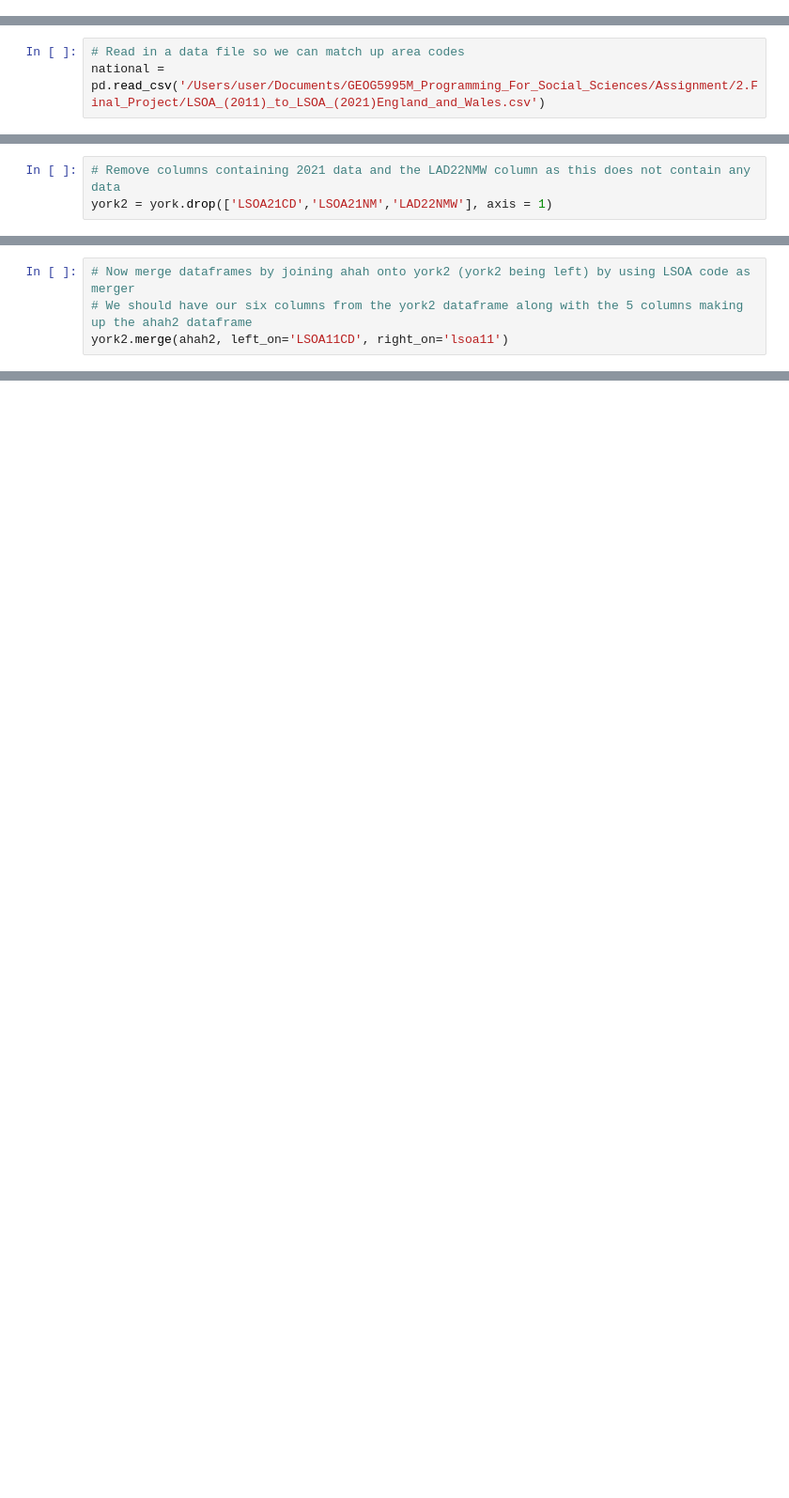
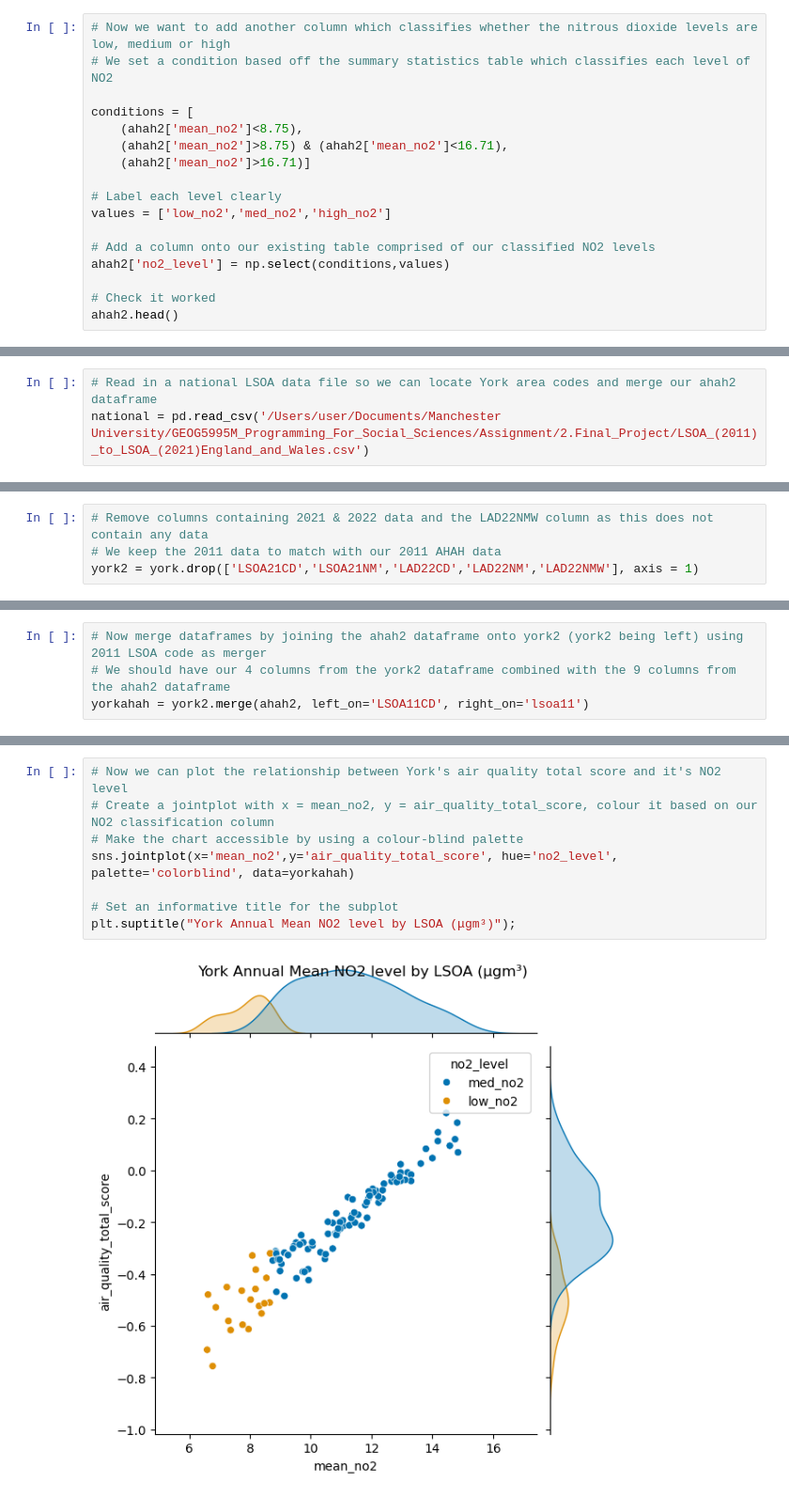
Before and after one commit to FionaJenHallam/FH-GEOG5995M-Final-Project, a Jupyter notebook: FH_GEOG5995m_Final_Project.ipynb, the cells around one changed output, grey strips where cells are left out. Shown at 94% size. Drawn from its saved outputs; the diff is of its cells as text; blank space fills up the shorter version.

```diff
--- a/FH_GEOG5995m_Final_Project.ipynb
+++ b/FH_GEOG5995m_Final_Project.ipynb
@@ -76,0 +149,17 @@ memory usage: 1.6+ MB
+# %%
+# Now we want to add another column which classifies whether the nitrous dioxide levels are low, medium or high
+# We set a condition based off the summary statistics table which classifies each level of NO2
+
+conditions = [
+    (ahah2['mean_no2']<8.75),
+    (ahah2['mean_no2']>8.75) & (ahah2['mean_no2']<16.71),
+    (ahah2['mean_no2']>16.71)]
+
+# Label each level clearly
+values = ['low_no2','med_no2','high_no2']
+
+# Add a column onto our existing table comprised of our classified NO2 levels
+ahah2['no2_level'] = np.select(conditions,values)
+
+# Check it worked
+ahah2.head()
@@ -77,4 +173,4 @@ memory usage: 1.6+ MB
 # %%
-# Read in a data file so we can match up area codes
-national = pd.read_csv('/Users/user/Documents/GEOG5995M_Programming_For_Social_Sciences/Assignment/2.Final_Project/LSOA_(2011)_to_LSOA_(2021)England_and_Wales.csv')
+# Read in a national LSOA data file so we can locate York area codes and merge our ahah2 dataframe
+national = pd.read_csv('/Users/user/Documents/Manchester University/GEOG5995M_Programming_For_Social_Sciences/Assignment/2.Final_Project/LSOA_(2011)_to_LSOA_(2021)England_and_Wales.csv')
 # %%
@@ -131,6 +237,7 @@ Data columns (total 9 columns):
 dtypes: int64(1), object(8)
 memory usage: 9.5+ KB
 # %%
-# Remove columns containing 2021 data and the LAD22NMW column as this does not contain any data
-york2 = york.drop(['LSOA21CD','LSOA21NM','LAD22NMW'], axis = 1)
+# Remove columns containing 2021 & 2022 data and the LAD22NMW column as this does not contain any data
+# We keep the 2011 data to match with our 2011 AHAH data
+york2 = york.drop(['LSOA21CD','LSOA21NM','LAD22CD','LAD22NM','LAD22NMW'], axis = 1)
 # %%
@@ -153,4 +258,4 @@ memory usage: 6.6+ KB
 # %%
-# Now merge dataframes by joining ahah onto york2 (york2 being left) by using LSOA code as merger
-# We should have our six columns from the york2 dataframe along with the 5 columns making up the ahah2 dataframe
-york2.merge(ahah2, left_on='LSOA11CD', right_on='lsoa11')
+# Now merge dataframes by joining the ahah2 dataframe onto york2 (york2 being left) using 2011 LSOA code as merger
+# We should have our 4 columns from the york2 dataframe combined with the 9 columns from the ahah2 dataframe
+yorkahah = york2.merge(ahah2, left_on='LSOA11CD', right_on='lsoa11')
@@ -185,0 +286,10 @@ memory usage: 15.1+ KB
+# %%
+# Now we can plot the relationship between York's air quality total score and it's NO2 level
+# Create a jointplot with x = mean_no2, y = air_quality_total_score, colour it based on our NO2 classification column
+# Make the chart accessible by using a colour-blind palette
+sns.jointplot(x='mean_no2',y='air_quality_total_score', hue='no2_level', palette='colorblind', data=yorkahah)
+
+# Set an informative title for the subplot
+plt.suptitle("York Annual Mean NO2 level by LSOA (μgm³)");
+# %% [output]
+[figure, added]
```
Also changed, not shown: parts of 44 cells of this notebook.
